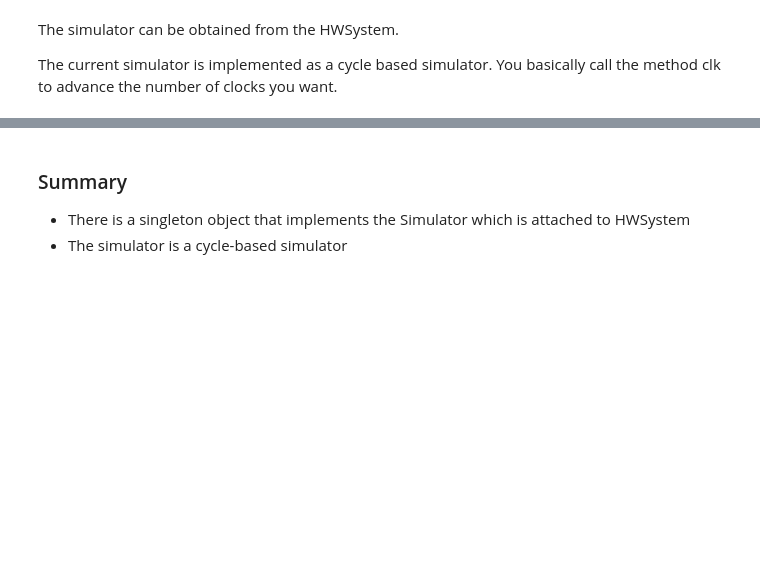
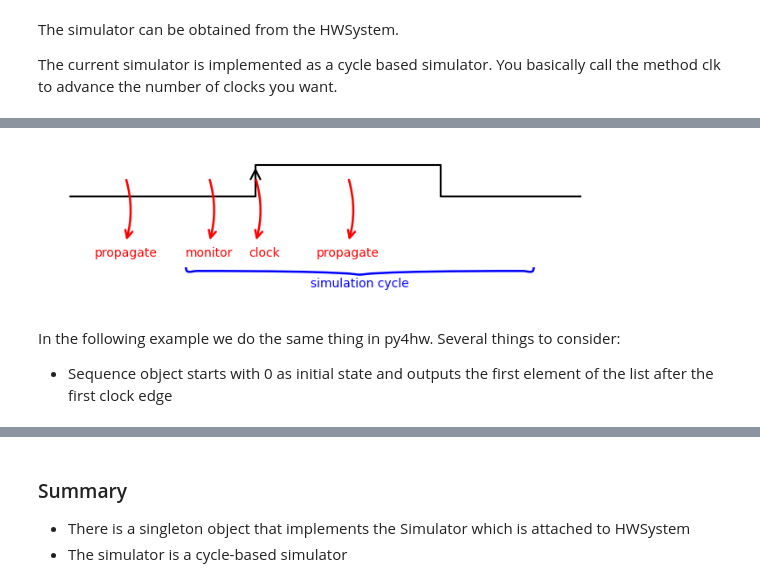
Before and after one commit to davidcastells/py4hw, a Jupyter notebook: tutorial/s05/Simulation.ipynb, the cells around one changed output, grey strips where cells are left out. Cells and saved outputs as stored; diff of their text form; code cells hidden in the pictures; blank space fills up the shorter version.

Commit message:
fix waveform visualization

```diff
--- a/tutorial/s05/Simulation.ipynb
+++ b/tutorial/s05/Simulation.ipynb
@@ -14,0 +31,8 @@ sim.clk(1)
+# %%
+sim.drawSimulationRelatedFunctions()
+# %% [output]
+[figure, added]
+# %% [markdown]
+In the following example we do the same thing in py4hw.
+Several things to consider:
+- Sequence object starts with 0 as initial state and outputs the first element of the list after the first clock edge
```
Also changed, not shown: parts of 7 cells of this notebook.
